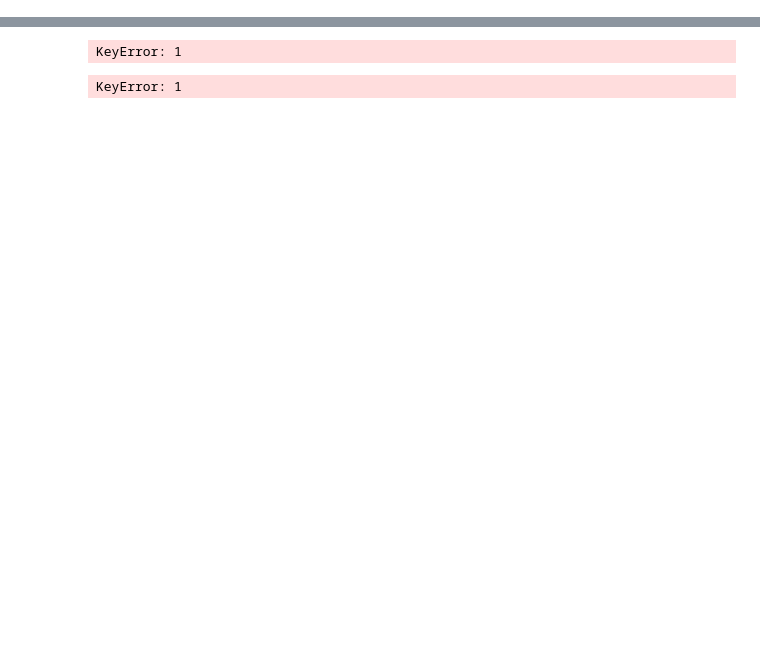
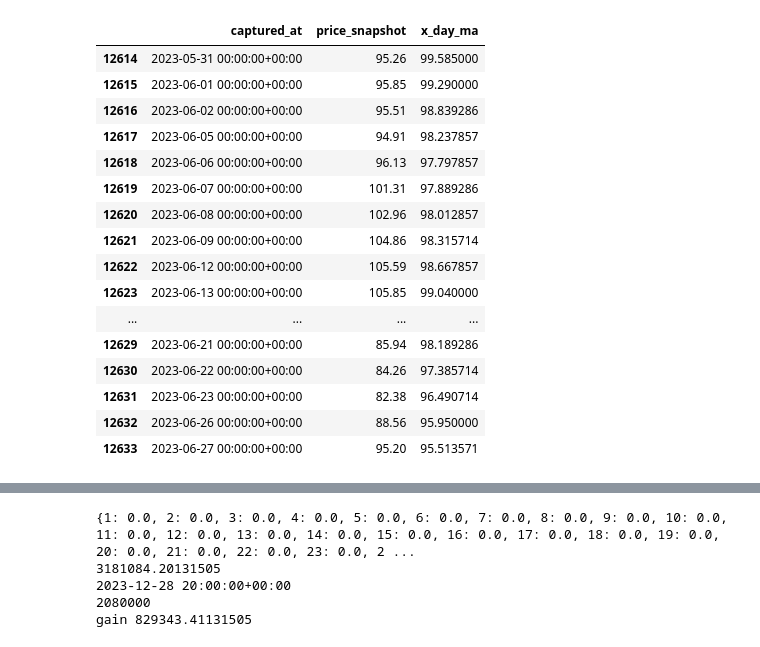
Before and after one commit to zayev123/commissionV2, a Jupyter notebook: apps/environment/service_layer/stck_ret.ipynb, the cells around one changed output, grey strips where cells are left out. Drawn from its saved outputs; the diff is of its cells as text; code cells hidden in the pictures; blank space fills up the shorter version.

```diff
--- a/apps/environment/service_layer/stck_ret.ipynb
+++ b/apps/environment/service_layer/stck_ret.ipynb
@@ -28,13 +28,12 @@ import pytz
 To enable the following instructions: AVX2 FMA, in other operations, rebuild TensorFlow with the appropriate compiler flags.
 # %%
-chosen_stock = 11
-(current_file_path, new_file_path) = DataTransformer.get_new_file_path(chosen_stock=chosen_stock)
+nwb_starting_time_step = datetime(year=2022, month=1, day=1)
+now_time = pytz.utc.localize(datetime(year=2024, month=1, day=1))
 
-rf = load(pathlib.Path(current_file_path))
-
-nwb_starting_time_step = datetime(year=2023, month=11, day=10)
-# now_time = pytz.utc.localize(datetime(year=2024, month=1, day=1))
-now_time = pytz.utc.localize(datetime.now())
+# now_time = pytz.utc.localize(datetime.now())
+# nwb_starting_time_step = datetime.now() - relativedelta(days=360)
+# nwb_starting_time_step = nwb_starting_time_step.strftime('%Y-%m-%d %H:%M:%S')
+# nwb_starting_time_step = datetime.strptime(nwb_starting_time_step, "%Y-%m-%d %H:%M:%S")
 
 nwb_db_params = {
     'database': environ.get("POSTGRES_DB"),
@@ -56,10 +55,17 @@ nwb_env_config = {
     "no_of_stocks": 100,
     "no_of_cmmdts": 14,
     "is_live": True,
-    "training_stock_index": chosen_stock
+    "temp_data_date": "2024-01-02"
 }
 nwb_dformer = DataTransformer(env_config=nwb_env_config)
 nwb_dfs = nwb_dformer.create_input_dataframes()
+stck_buffs = nwb_dfs[2]
+pd.set_option('display.max_rows', None)
+temp_df = stck_buffs[stck_buffs["index"] == 29][['captured_at', 'price_snapshot', 'x_day_ma']]
+temp_df = temp_df[temp_df['captured_at'] <= '2023-06-27'].tail(20)
+display(temp_df)
+middle_column_sum = temp_df['price_snapshot'].sum()
+print("middle_column_sum", middle_column_sum/20)
 nwb_market = MarketSimulator(env_config=nwb_env_config, data_frames=nwb_dfs)
 nwb_market.reset()
 
@@ -73,35 +79,58 @@ print(nwb_market.the_current_time_step - relativedelta(hours=100))
 nwb_forest = Forester(market=nwb_market)
 total_potfolio = nwb_market.wallet_state
 latest_action = None
 for ind in range(100):
     data_index = ind+1
     total_potfolio = total_potfolio + nwb_market.stock_data[data_index]["price_snapshot"]*nwb_market.shares_data[data_index]
 
 initial_total_potfolio = total_potfolio
 print(total_potfolio)
 print(nwb_market.the_current_time_step, now_time)
-for indx in range(200):
-    if indx < 14:
+for indx in range(550):
+    if indx < 20:
         acts = np.full(100, 15)
         rand_acts = nwb_forest.act_random(acts)
         nwb_market.step(rand_acts)
     else:
         rand_acts = nwb_forest.market.get_mov_avg_actions()
         # print(rand_acts)
         acts_list = []
         iny = 1
         # rand_acts = np.full(100, 15)
+        # if nwb_market.is_new_month:
+        #     acts = np.full(100, 15)
+        #     rand_acts = nwb_forest.act_random(acts)
+        # else:
+        #     rand_acts = nwb_forest.act_random(rand_acts, use_best_stks=False)
         rand_acts = nwb_forest.act_random(rand_acts, use_best_stks=False)
         for an_act in rand_acts:
             acts_list.append((iny, an_act))
             iny=iny+1
         print(nwb_market.the_current_time_step, nwb_market.the_current_time_step.day, now_time.day)
-        print(acts_list)
-        if nwb_market.the_current_time_step >= now_time :
+        # print(acts_list)
+        nwb_market.step(rand_acts)
+        print("abs_change_in_shares", nwb_market.abs_change_in_shares)
+        if nwb_market.the_current_time_step > now_time :
             latest_action = acts
             break
-        nwb_market.step(rand_acts)
         print("")
 
 print(nwb_market.wallet_state)
 # %% [output]
+|  | captured_at | price_snapshot | x_day_ma |
+| 12614 | 2023-05-31 00:00:00+00:00 | 95.26 | 99.585000 |
+| 12615 | 2023-06-01 00:00:00+00:00 | 95.85 | 99.290000 |
+| 12616 | 2023-06-02 00:00:00+00:00 | 95.51 | 98.839286 |
+| 12617 | 2023-06-05 00:00:00+00:00 | 94.91 | 98.237857 |
+| 12618 | 2023-06-06 00:00:00+00:00 | 96.13 | 97.797857 |
+| 12619 | 2023-06-07 00:00:00+00:00 | 101.31 | 97.889286 |
+| 12620 | 2023-06-08 00:00:00+00:00 | 102.96 | 98.012857 |
+| 12621 | 2023-06-09 00:00:00+00:00 | 104.86 | 98.315714 |
+| 12622 | 2023-06-12 00:00:00+00:00 | 105.59 | 98.667857 |
+| 12623 | 2023-06-13 00:00:00+00:00 | 105.85 | 99.040000 |
+| ... | ... | ... | ... |
+| 12629 | 2023-06-21 00:00:00+00:00 | 85.94 | 98.189286 |
+| 12630 | 2023-06-22 00:00:00+00:00 | 84.26 | 97.385714 |
+| 12631 | 2023-06-23 00:00:00+00:00 | 82.38 | 96.490714 |
+| 12632 | 2023-06-26 00:00:00+00:00 | 88.56 | 95.950000 |
+| 12633 | 2023-06-27 00:00:00+00:00 | 95.20 | 95.513571 |
@@ -125,5 +154,5 @@ print(nwb_market.wallet_state)
-KeyError: 1
 # %%
+print(nwb_market.shares_data)
 total_potfolio = nwb_market.wallet_state
 for ind in range(100):
     data_index = ind+1
@@ -131,7 +160,12 @@ for ind in range(100):
 print(total_potfolio)
 print(nwb_market.the_current_time_step - relativedelta(hours=100))
 final_total_potfolio = total_potfolio
-gain = final_total_potfolio - initial_total_potfolio
+print(nwb_market.total_added)
+gain = final_total_potfolio - initial_total_potfolio - nwb_market.total_added
 print("gain", gain)
 # %% [output]
-KeyError: 1
+{1: 0.0, 2: 0.0, 3: 0.0, 4: 0.0, 5: 0.0, 6: 0.0, 7: 0.0, 8: 0.0, 9: 0.0, 10: 0.0, 11: 0.0, 12: 0.0, 13: 0.0, 14: 0.0, 15: 0.0, 16: 0.0, 17: 0.0, 18: 0.0, 19: 0.0, 20: 0.0, 21: 0.0, 22: 0.0, 23: 0.0, 2 ...
+3181084.20131505
+2023-12-28 20:00:00+00:00
+2080000
+gain 829343.41131505
```
Also changed, not shown: parts of 3 cells of this notebook, 15 other files.
